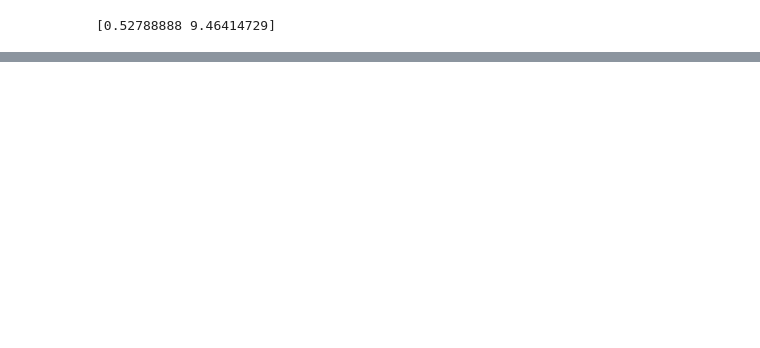
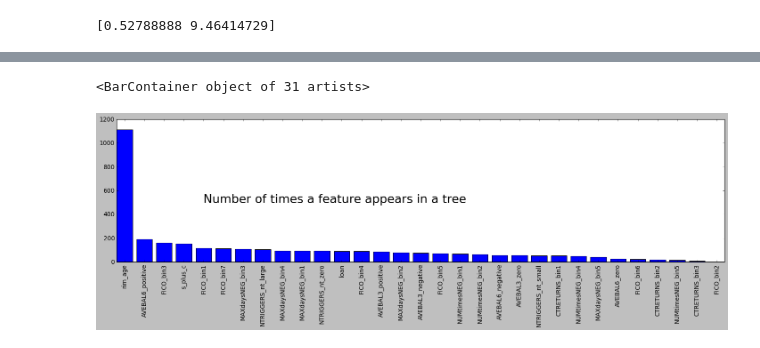
Before and after one commit to FritzZuhl/ProvidentTest, a Jupyter notebook: model.ipynb, the cells around one changed output, grey strips where cells are left out. Cells and saved outputs as stored; diff of their text form; code cells hidden in the pictures; blank space fills up the shorter version.

```diff
--- a/model.ipynb
+++ b/model.ipynb
@@ -212,0 +215,6 @@ y_train_np = y_train.to_numpy()
+# %%
+# Create 2 training sets.
+# I suspect that the rim_age may be incorrectly prepared, with the age actually reversed with the 42-month window.
+# In the EDA phase, I created an additional field, rim_age_reverse, that is the mirror reverse of the rim_age field.
+x_train_rimAge = x_train.drop(['rim_age_reverse'], axis=1).copy(deep=True)
+x_train_rimAgeRev = x_train.drop(['rim_age'], axis=1).copy(deep=True)
@@ -212,0 +241,15 @@ y_train_np = y_train.to_numpy()
+# %%
+# define rimAgeRev model - Age of account is reversed within time window.
+model_rimAgeRev = XGBClassifier(scale_pos_weight=class_imbalance_factor,
+                      objective="binary:logistic",
+                      learning_rate=.1,
+                      max_depth=9,
+                      eval_metric=['logloss'],
+                      early_stopping_rounds=20,
+                      use_label_encoder=False,
+                      subsample=0.5,
+                      verbosity=0,
+                      n_estimators=150
+                      )
+# fit model
+model_rimAgeRev.fit(x_train_rimAgeRev, y_train)
@@ -318,0 +293,14 @@ Successfully installed graphviz-0.19.1
+# %%
+# "weight" is the number of times a feature appears in a tree.
+feature_weights = model_rimAge.get_booster().get_score(importance_type='weight')
+feature_weights = {k:v for k,v in sorted(feature_weights.items(), reverse=True, key=lambda item: item[1])}
+group_data = list(feature_weights.values())
+group_features = list(feature_weights.keys())
+fig, ax = plt.subplots(figsize=(22,5), )
+plt.style.use('classic')
+plt.xticks(rotation=90)
+plt.text(4, 500, "Number of times a feature appears in a tree", fontsize=24)
+ax.bar(group_features, group_data)
+# %% [output]
+<BarContainer object of 31 artists>
+[figure, added]
```
Also changed, not shown: parts of 38 cells of this notebook, 1 other file.
